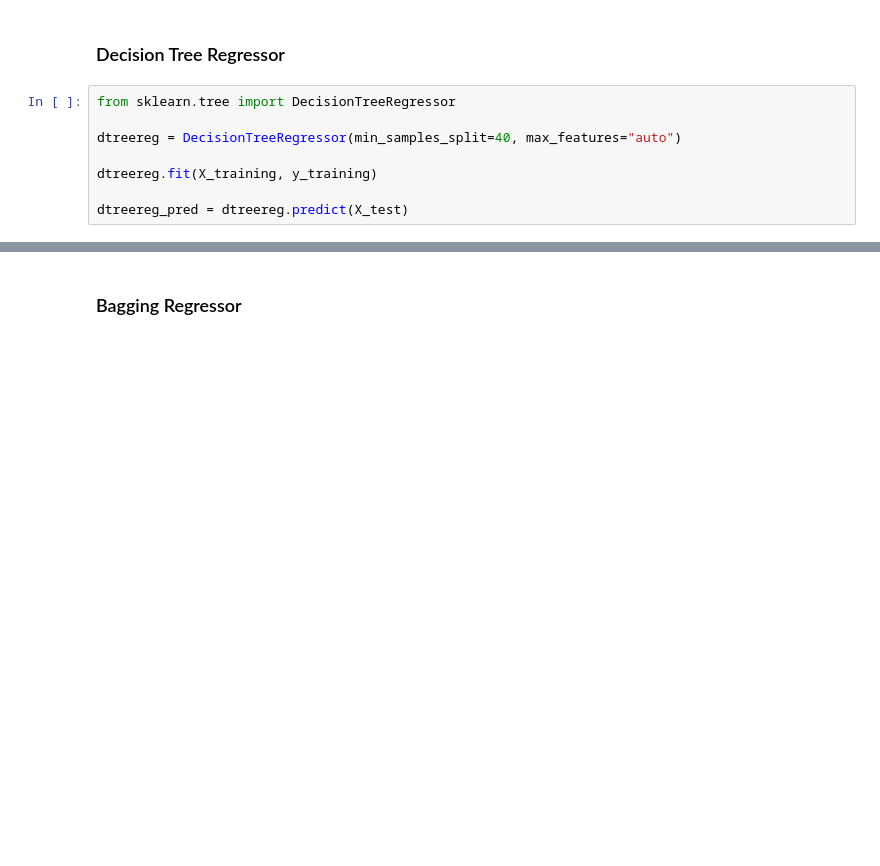
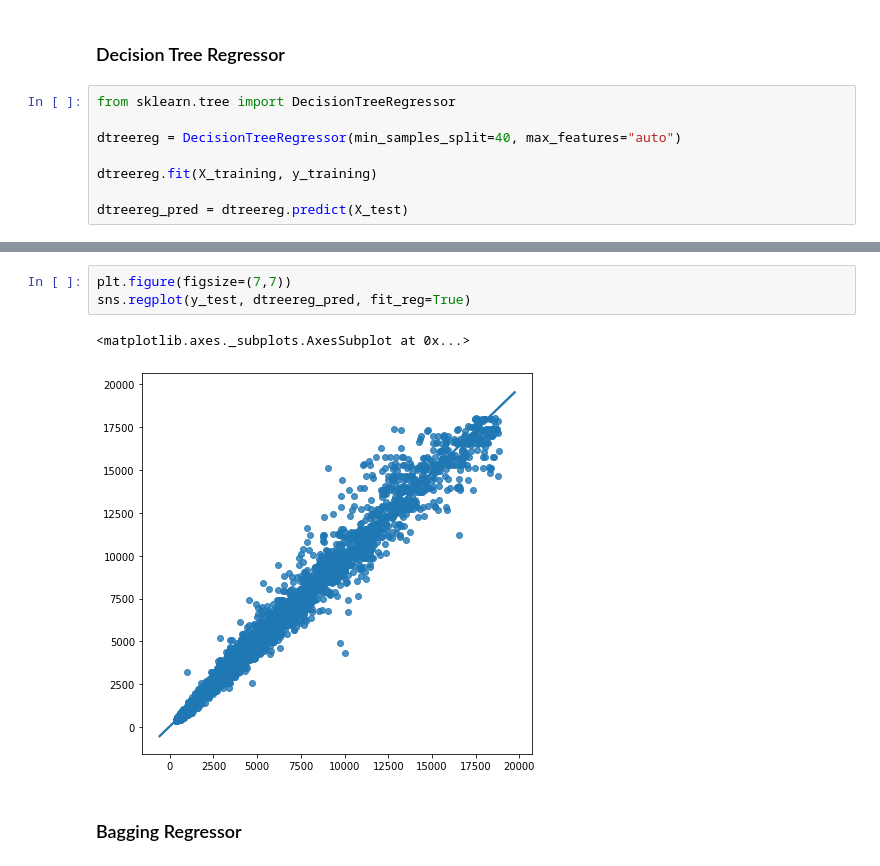
Before and after one commit to diego-florez/Diamonds-Price-Prediction, a Jupyter notebook: 2-non-linear-models-dummies.ipynb, the cells around one changed output, grey strips where cells are left out. Saved outputs shown, nothing was run; the diff lists cells and outputs as text; blank space fills up the shorter version.

```diff
--- a/2-non-linear-models-dummies.ipynb
+++ b/2-non-linear-models-dummies.ipynb
@@ -202,3 +220,9 @@ r2: 0.9837233684242377 rmse: 496.96745870940293
+# %%
+plt.figure(figsize=(7,7))
+sns.regplot(y_test, dtreereg_pred, fit_reg=True)
+# %% [output]
+<matplotlib.axes._subplots.AxesSubplot at 0x...>
+[figure, added]
 # %% [markdown]
 ### Bagging Regressor
 # %%
```
Also changed, not shown: parts of 26 cells of this notebook, 7 other files.
